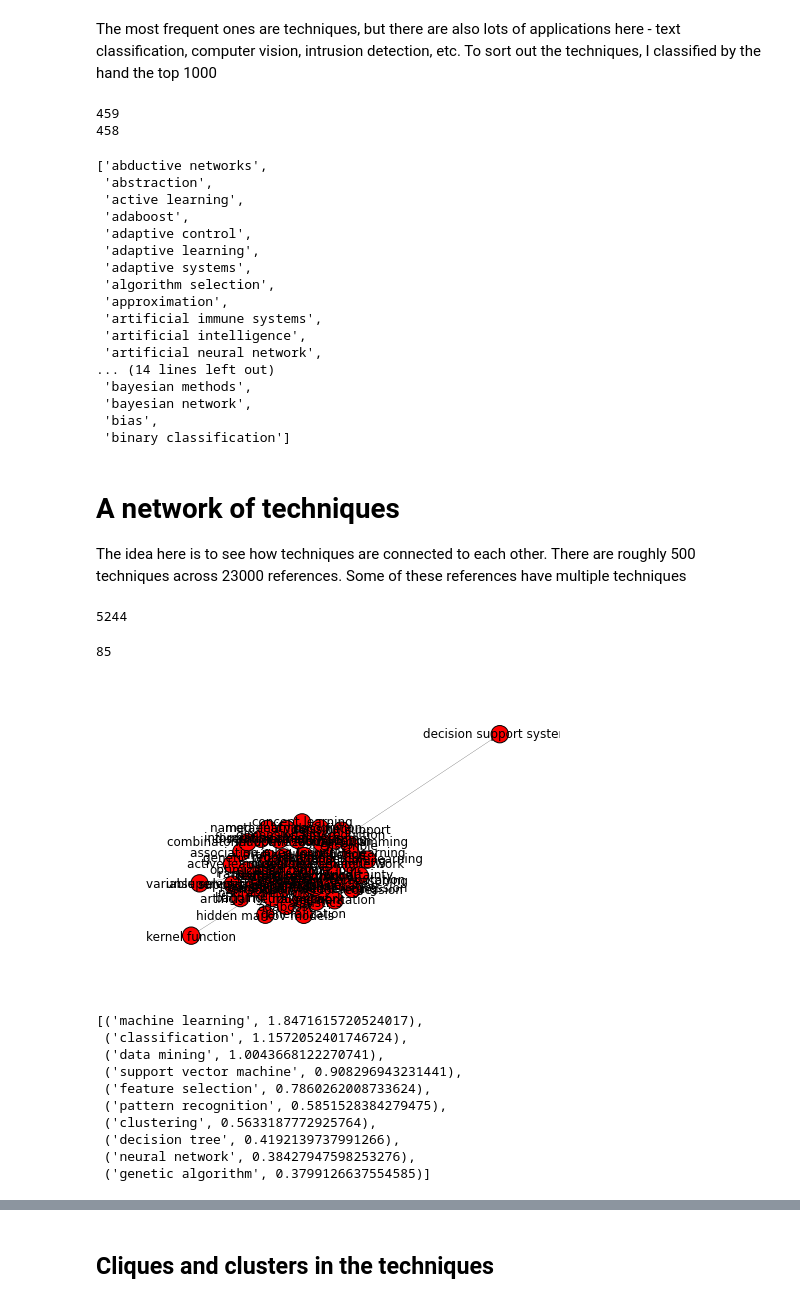
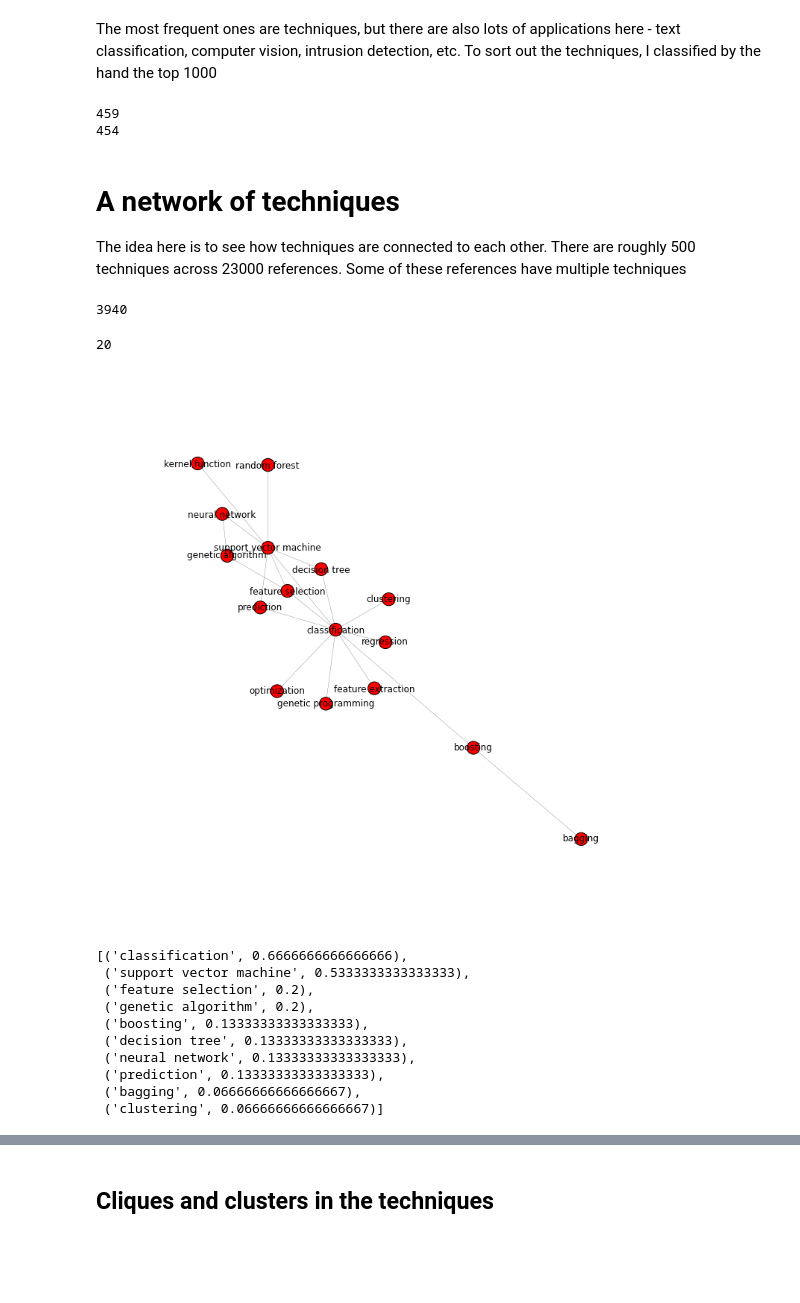
Before and after one commit to datapractice/machinelearners, a Jupyter notebook: ml_lit/ML_literature.ipynb, the cells around one changed output, grey strips where cells are left out. Drawn from its saved outputs; the diff is of its cells as text; code cells hidden in the pictures; blank space fills up the shorter version.

Commit message:
did a bit more on network visualization of ML literature

```diff
--- a/ml_lit/ML_literature.ipynb
+++ b/ml_lit/ML_literature.ipynb
@@ -353,29 +353,18 @@ tech_s = sorted([tech for tech, cl in techniques_domains.iteritems() if cl == 'y
 
 print(len(tech_s))
 tech_cleaned = [re.sub('\(.+\)', '',t) for t in tech_s]
+
+tech_cleaned[:30]
+tech_cleaned.remove('artificial intelligence')
+tech_cleaned.remove('machine learning')
+tech_cleaned.remove('data mining')
+tech_cleaned.remove('pattern recognition')
+
 print(len(set(tech_cleaned)))
-tech_cleaned[:30]
 #tech_cleaned.count('decision tree')
 # %% [output]
 459
-458
+454
-['abductive networks',
- 'abstraction',
- 'active learning',
- 'adaboost',
- 'adaptive control',
- 'adaptive learning',
- 'adaptive systems',
- 'algorithm selection',
- 'approximation',
- 'artificial immune systems',
- 'artificial intelligence',
- 'artificial neural network',
-... (14 lines left out)
- 'bayesian methods',
- 'bayesian network',
- 'bias',
- 'binary classification']
 # %% [markdown]
 # A network of techniques
 
@@ -401,31 +390,31 @@ for topics in df.topics.dropna():
 
 tech_gr.size()
 # %% [output]
-5244
+3940
 # %%
 tech_core = ml.trim_degrees(tech_gr,13 )
-tech_core= trim_edges(tech_core, 10)
+tech_core= ml.trim_edges(tech_core, 10)
 print tech_core.size()
 
-nx.draw_spring(tech_core, width = 0.2,alph=0.5, figsize=(10,10))
+nx.draw_spring(tech_core, k=0.4,width = 0.2,alph=0.5, figsize=(10,10))
 # %% [output]
-85
+20
-[figure, old version]
+[figure, new version]
 # %%
 tech_degree_c = nx.degree_centrality(tech_core)
 tech_degree_cs = sorted_map(tech_degree_c)
 tech_degree_cs[:10]
 # %% [output]
-[('machine learning', 1.8471615720524017),
- ('classification', 1.1572052401746724),
- ('data mining', 1.0043668122270741),
- ('support vector machine', 0.908296943231441),
- ('feature selection', 0.7860262008733624),
- ('pattern recognition', 0.5851528384279475),
- ('clustering', 0.5633187772925764),
- ('decision tree', 0.4192139737991266),
- ('neural network', 0.38427947598253276),
- ('genetic algorithm', 0.3799126637554585)]
+[('classification', 0.6666666666666666),
+ ('support vector machine', 0.5333333333333333),
+ ('feature selection', 0.2),
+ ('genetic algorithm', 0.2),
+ ('boosting', 0.13333333333333333),
+ ('decision tree', 0.13333333333333333),
+ ('neural network', 0.13333333333333333),
+ ('prediction', 0.13333333333333333),
+ ('bagging', 0.06666666666666667),
+ ('clustering', 0.06666666666666667)]
 # %%
 tech_closeness_c = nx.closeness_centrality(tech_core)
 tech_closeness_cs = sorted_map(tech_closeness_c)
```
Also changed, not shown: parts of 22 cells of this notebook, 3 other files.
